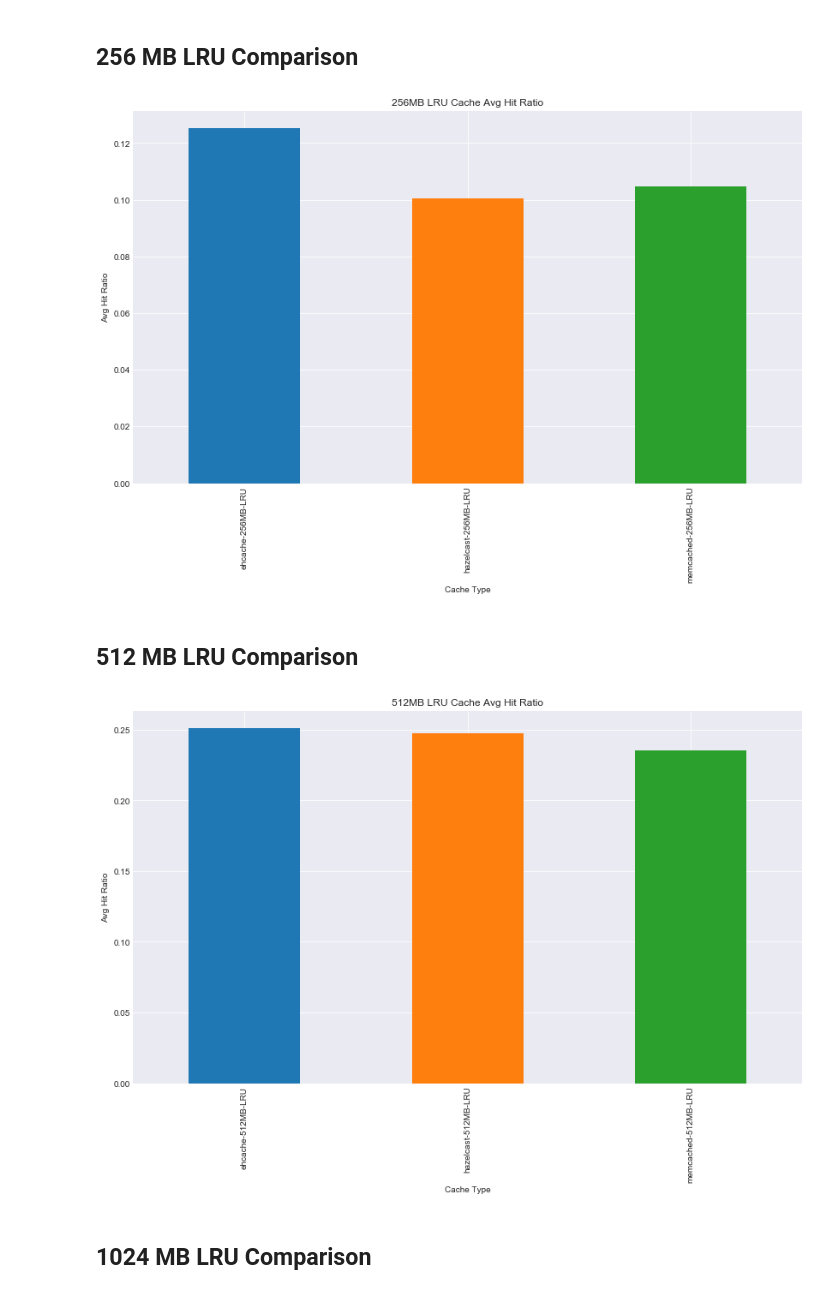
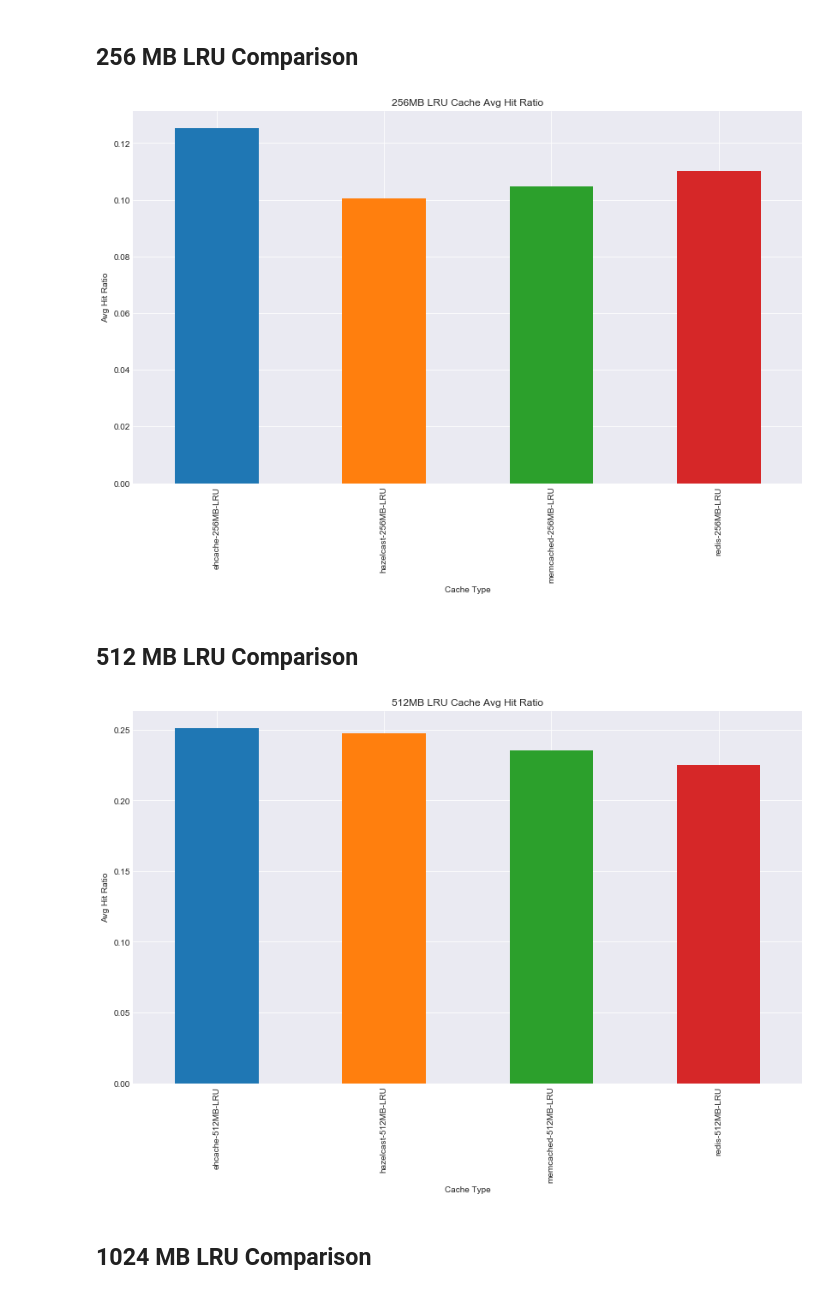
Before and after one commit to 1carew1/cachingrest_data_investigation, a Jupyter notebook: Cachingrest_Data_Investigation.ipynb, the cells around one changed output. Drawn from its saved outputs; the diff is of its cells as text; code cells hidden in the pictures.

Commit message:
Adding in the last 2 redis data sets

```diff
--- a/Cachingrest_Data_Investigation.ipynb
+++ b/Cachingrest_Data_Investigation.ipynb
@@ -437,5 +441,5 @@ Average Hit Ratio : 0.05128205128205128
 # %% [markdown]
 ### Redis LRU 512 MB
 # %%
-#redis_lru_512_data = crunch_the_data("redis", 512, "LRU")
-#redis_lru_512_data["agg_df"]
+redis_lru_512_data = crunch_the_data("redis", 512, "LRU")
+redis_lru_512_data["agg_df"]
@@ -503,20 +511,22 @@ plot_avg_hit_ratio("128MB LRU Cache Avg Hit Ratio",
 plot_avg_hit_ratio("256MB LRU Cache Avg Hit Ratio",
                     ehcache_lru_256_data,
                     hazelcast_lru_256_data,
-                    memcached_lru_256_data
+                    memcached_lru_256_data,
+                    redis_lru_256_data
                   )
 # %% [output]
-[figure, old version]
+[figure, new version]
 # %% [markdown]
 ## 512 MB LRU Comparison
 # %%
 plot_avg_hit_ratio("512MB LRU Cache Avg Hit Ratio",
                     ehcache_lru_512_data,
                     hazelcast_lru_512_data,
-                    memcached_lru_512_data
+                    memcached_lru_512_data,
+                    redis_lru_512_data
                   )
 # %% [output]
-[figure, old version]
+[figure, new version]
 # %% [markdown]
 ## 1024 MB LRU Comparison
 # %%
```
Also changed, not shown: parts of 4 cells of this notebook.
